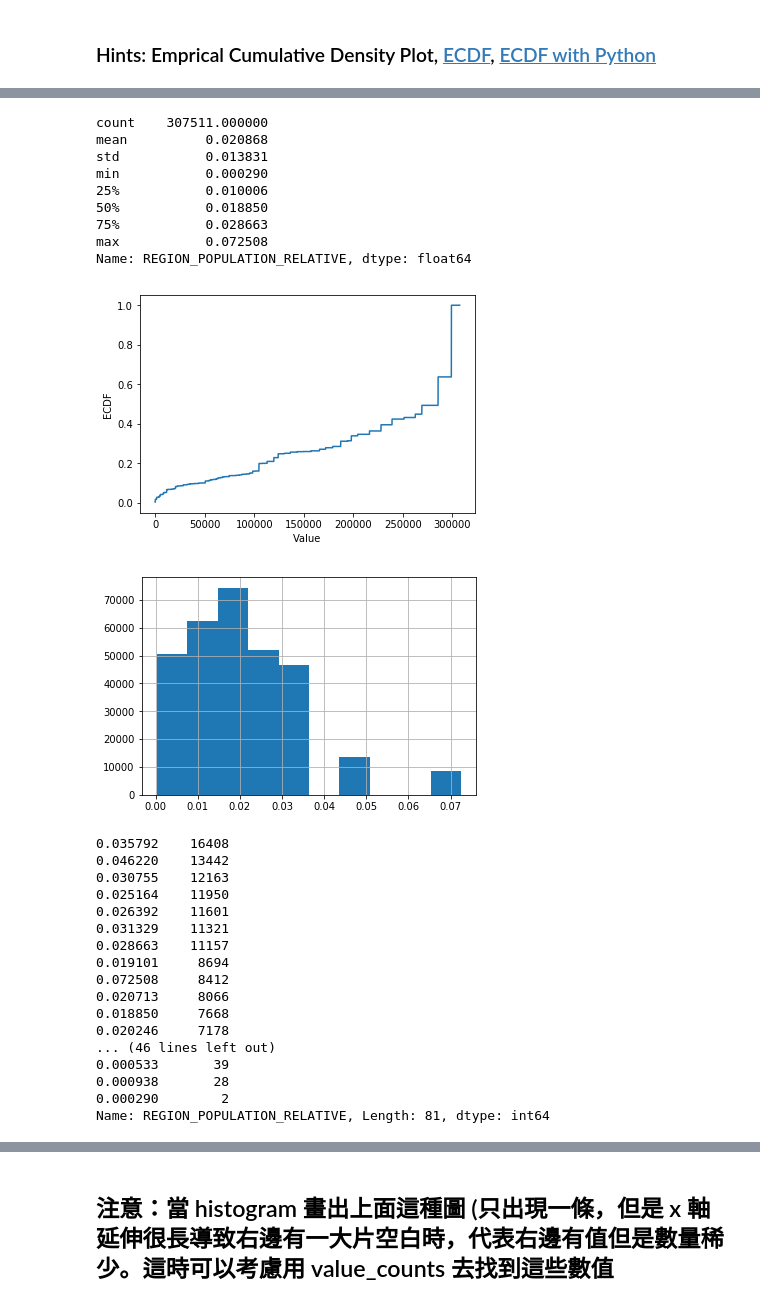
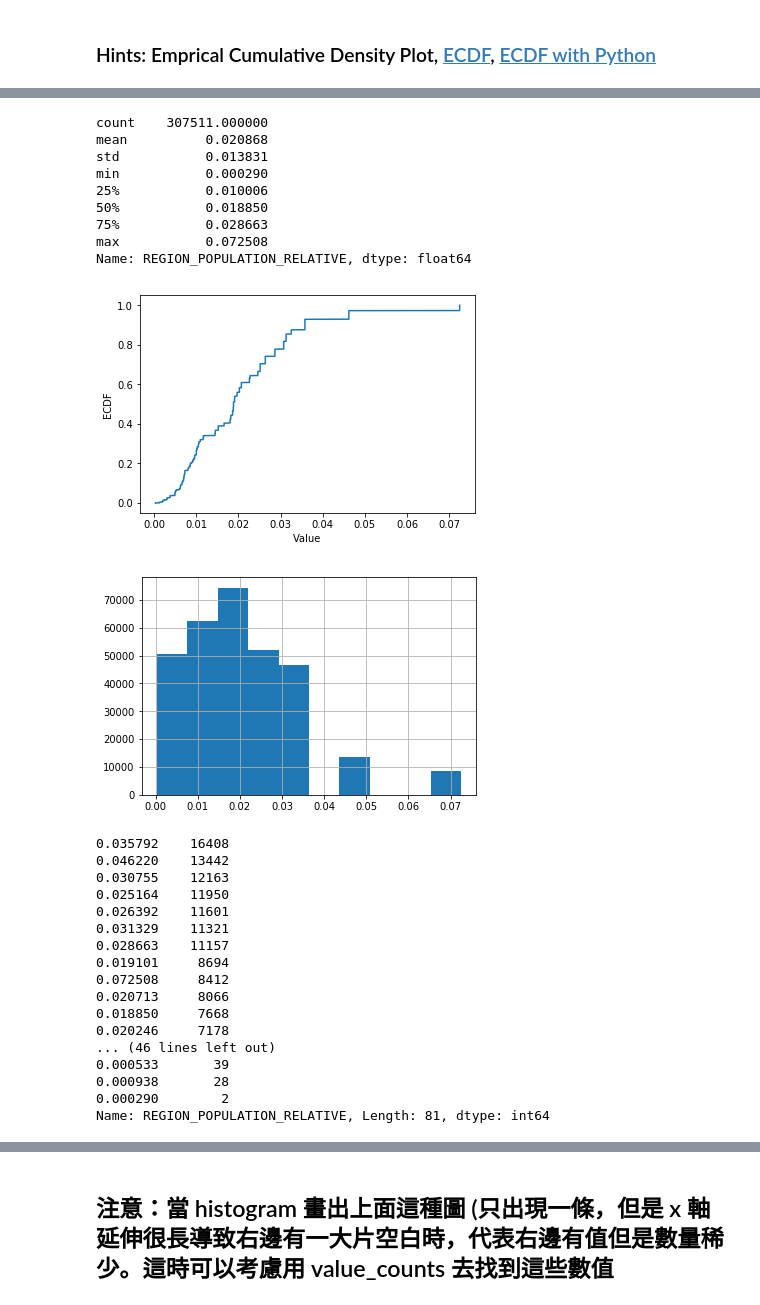
Before and after one commit to wrayz/2nd-ML100Days, a Jupyter notebook: homework/Day_006_HW.ipynb, the cells around one changed output, grey strips where cells are left out. Drawn from its saved outputs; the diff is of its cells as text; code cells hidden in the pictures.

```diff
--- a/homework/Day_006_HW.ipynb
+++ b/homework/Day_006_HW.ipynb
@@ -126,38 +158,38 @@ plt.show()
 # 最大值落在分布之外
 print(app_train['REGION_POPULATION_RELATIVE'].describe())
 
 # 繪製 Empirical Cumulative Density Plot (ECDF)
 """
 Your Code Here
 """
-cdf = app_train.sort_values(by=['REGION_POPULATION_RELATIVE']).reset_index()['REGION_POPULATION_RELATIVE']
+data = np.sort(app_train['REGION_POPULATION_RELATIVE'].values)
+ecdf = sm.distributions.ECDF(data)
 
-
-
-plt.plot(list(cdf.index), cdf/cdf.max())
+# plt.plot(list(cdf.index), cdf/cdf.max())
+plt.plot(ecdf.x, ecdf.y)
 plt.xlabel('Value')
 plt.ylabel('ECDF')
 plt.ylim([-0.05,1.05]) # 限制顯示圖片的範圍
 plt.show()
 
 app_train['REGION_POPULATION_RELATIVE'].hist()
 plt.show()
 
 app_train['REGION_POPULATION_RELATIVE'].value_counts()
 
 # 就以這個欄位來說，雖然有資料掉在分布以外，也不算異常，僅代表這間公司在稍微熱鬧的地區有的據點較少，
 # 導致 region population relative 在少的部分較為密集，但在大的部分較為疏漏
 # %% [output]
 count    307511.000000
 mean          0.020868
 std           0.013831
 min           0.000290
 25%           0.010006
 50%           0.018850
 75%           0.028663
 max           0.072508
 Name: REGION_POPULATION_RELATIVE, dtype: float64
-[figure, old version]
+[figure, new version]
 [figure]
 0.035792    16408
 0.046220    13442
```
Also changed, not shown: parts of 5 cells of this notebook.
